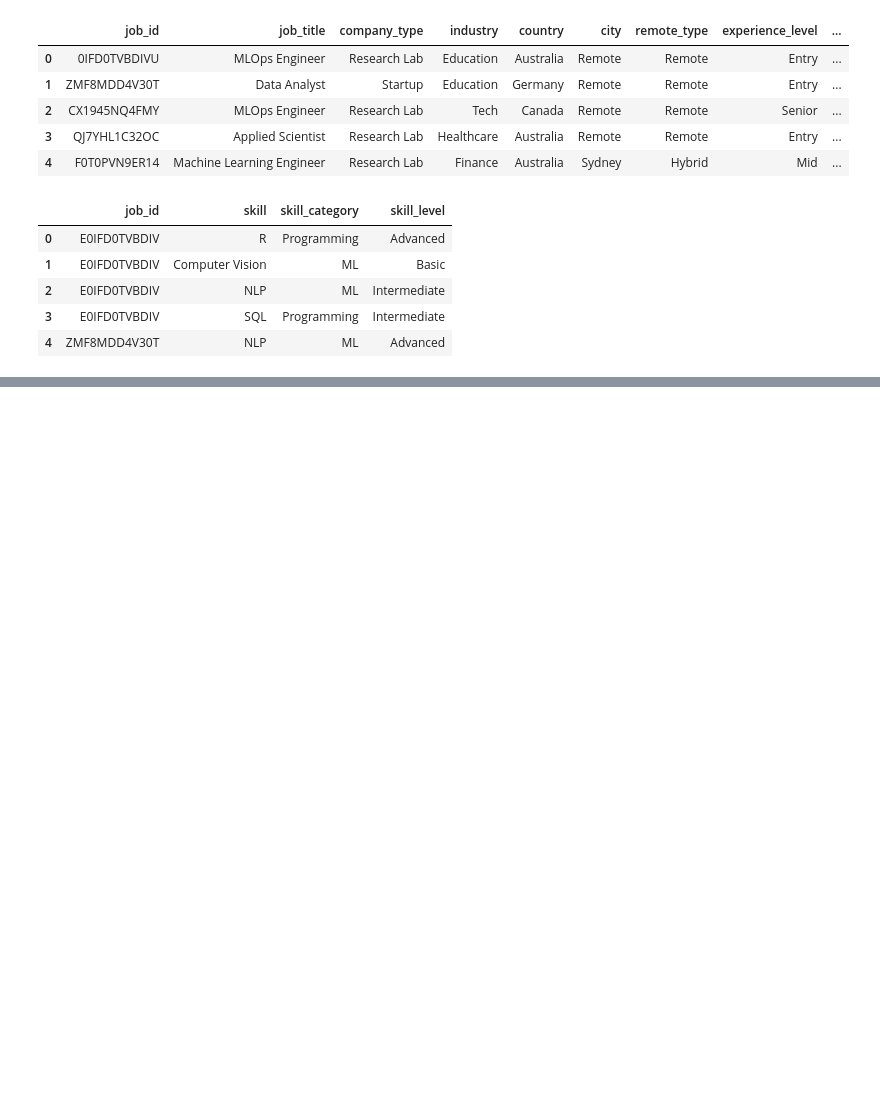
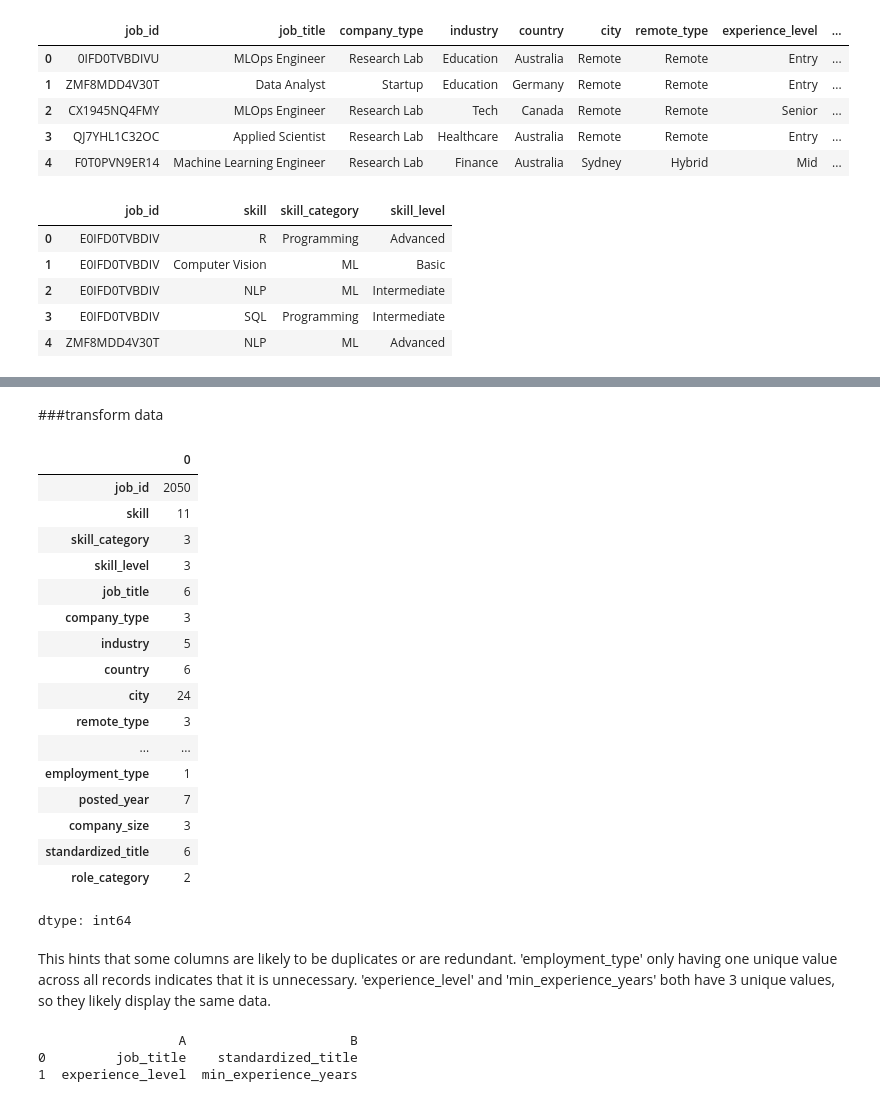
Before and after one commit to juliasarun/skills-salary-analysis, a Jupyter notebook: notebooks/skill_salary_analysis.ipynb, the cells around one changed output, grey strips where cells are left out. Drawn from its saved outputs; the diff is of its cells as text; code cells hidden in the pictures; blank space fills up the shorter version.

Commit message:
transformed data by creating a function to show duplicates and dropped unnecessary columns

```diff
--- a/notebooks/skill_salary_analysis.ipynb
+++ b/notebooks/skill_salary_analysis.ipynb
@@ -36,6 +32,7 @@ import matplotlib.pyplot as plt
 
 jobs = pd.read_csv('data/ai_jobs.csv')
 skills = pd.read_csv('data/skills_demand.csv')
+titles = pd.read_csv('data/job_title_mapping.csv')
 # %%
 jobs.head(5)
 # %% [output]
@@ -56,0 +63,4 @@ skills.head(5)
+# %%
+df_original = skills.merge(jobs, on='job_id')
+df_original = df_original.merge(titles, on='job_title')
+df_original.head(5)
@@ -56,0 +74,68 @@ skills.head(5)
+# %% [markdown]
+###transform data
+# %%
+# print number of unique values per category
+df_original.nunique()
+# %% [output]
+|  | 0 |
+| job_id | 2050 |
+| skill | 11 |
+| skill_category | 3 |
+| skill_level | 3 |
+| job_title | 6 |
+| company_type | 3 |
+| industry | 5 |
+| country | 6 |
+| city | 24 |
+| remote_type | 3 |
+| ... | ... |
+| employment_type | 1 |
+| posted_year | 7 |
+| company_size | 3 |
+| standardized_title | 6 |
+| role_category | 2 |
+dtype: int64
+# %% [markdown]
+This hints that some columns are likely to be duplicates or are redundant. 'employment_type' only having one unique value across all records indicates that it is unnecessary. 'experience_level' and 'min_experience_years' both have 3 unique values, so they likely display the same data.
+# %%
+# show columns that match all records
+def dependency_score(df, a, b):
+    return df.groupby(a)[b].nunique().max()
+
+def show_matching_columns(df):
+  pairs = []
+  cols = df.columns
+
+  for i in range(len(cols)):
+      for j in range(len(cols)):
+          if i != j:
+              score = dependency_score(df, cols[i], cols[j])
+              pairs.append((cols[i], cols[j], score))
+
+  dep_df = pd.DataFrame(pairs, columns=['A','B','max_B_per_A'])
+
+  dep_df.query("max_B_per_A == 1")
+
+  dep_df_copy = dep_df.query("max_B_per_A == 1")[["A", "B"]]
+
+  # Merge the dataframe with itself swapping A and B
+  symmetric = dep_df_copy.merge(dep_df_copy, left_on=["A", "B"], right_on=["B", "A"])
+
+  # Clean up to show just one pair per match
+  symmetric_pairs = symmetric[["A_x", "B_x"]].rename(
+      columns={"A_x": "A", "B_x": "B"}
+  )
+
+  # Canonicalize pairs (A,B) == (B,A)
+  symmetric_pairs[["A", "B"]] = np.sort(symmetric_pairs[["A", "B"]], axis=1)
+
+  # Drop duplicates
+  unique_pairs = symmetric_pairs.drop_duplicates().reset_index(drop=True)
+
+  print(unique_pairs)
+
+show_matching_columns(df_original)
+# %% [output]
+                  A                     B
+0         job_title    standardized_title
+1  experience_level  min_experience_years
```
Also changed, not shown: parts of 8 cells of this notebook.
